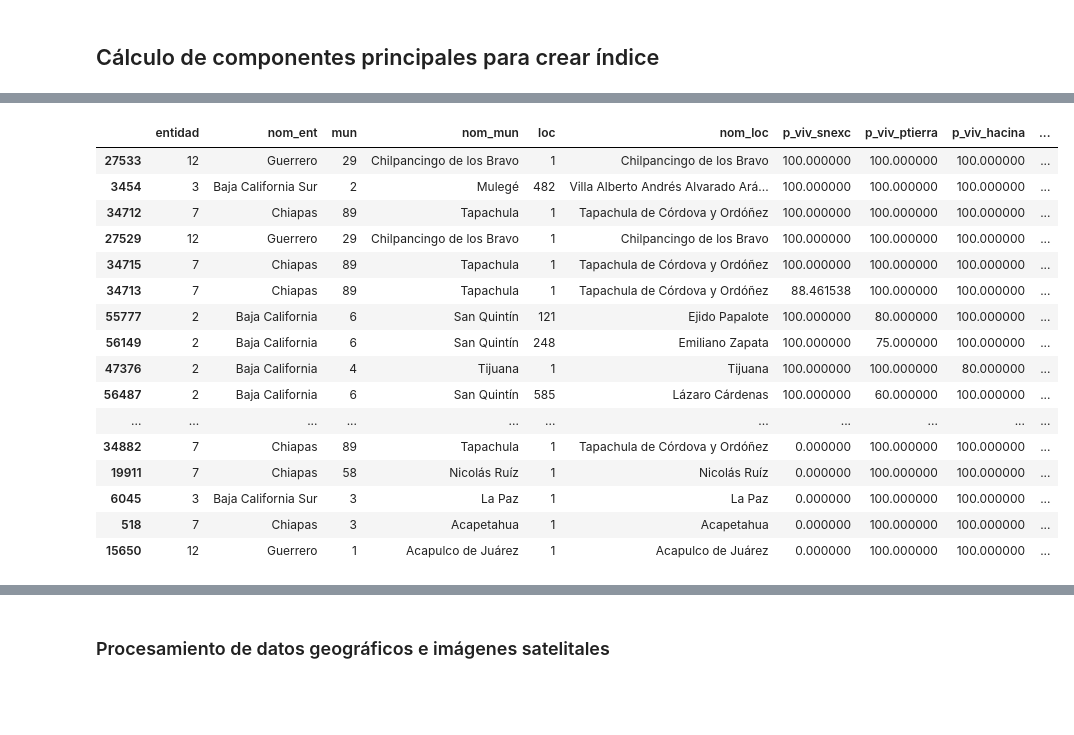
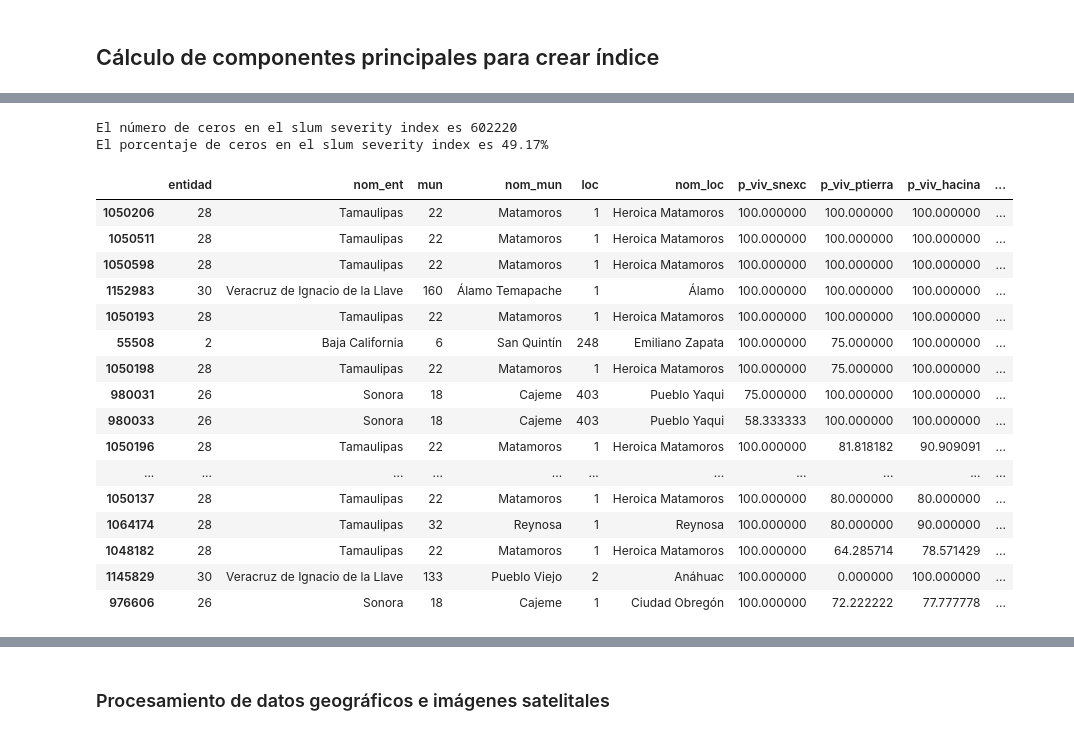
Before and after one commit to claudiodanielpc/proyecto_infotec, a Jupyter notebook: indice_rezago.ipynb, the cells around one changed output, grey strips where cells are left out. Drawn from its saved outputs; the diff is of its cells as text; code cells hidden in the pictures; blank space fills up the shorter version.

```diff
--- a/indice_rezago.ipynb
+++ b/indice_rezago.ipynb
@@ -155,0 +188,4 @@ for indicador in ['p_viv_snexc','p_viv_ptierra','p_viv_hacina']:
+# %%
+#Pegar entorno a df_limpia
+df_limpia=pd.merge(df_limpia,entorno)
+df_limpia
@@ -168,9 +273,9 @@ El número de viviendas particulares habitadas es 9,403,191.0
 # %% [markdown]
 ## Cálculo de componentes principales para crear índice
 # %%
-dato_pca=df_limpia[['p_viv_snexc','p_viv_ptierra','p_viv_hacina']]
+dato_pca=df_limpia[['p_viv_snexc','p_viv_ptierra','p_viv_hacina','p_viv_sagua','p_viv_energia', 'p_viv_drena','vialidad_sinrec']]
 #Crear objeto PCA
-pca = PCA(n_components=3)
+pca = PCA(n_components=4)
 #Entrenar PCA
 data=pca.fit_transform(dato_pca)
 # %%
@@ -203,10 +309,13 @@ La suma de la varianza explicada por los componentes 1 y 2 es 0.803
 #Crear un índice de rezago habitacional con base en el primer y segundo componente principal
 ind1=data[:,0]
 ind2=data[:,1]
+ind3=data[:,2]
+ind4=data[:,3]
 explained_variance=pca.explained_variance_ratio_
-ind_rez=ind1*explained_variance[0]+ind2*explained_variance[1]
+ind_rez=ind1*explained_variance[0]+ind2*explained_variance[1]+ind3*explained_variance[2]+ind4*explained_variance[3]
 #Normalizar el índice de rezago habitacional
 ind_rez=(ind_rez-ind_rez.min())/(ind_rez.max()-ind_rez.min())
+df_limpia['ind_rez']=ind_rez
 # %%
 #Graficar el índice de rezago habitacional
 plt.hist(ind_rez,bins=10,edgecolor='black', linewidth=1.2, color='#9d2449')
@@ -225,3 +332,13 @@ df_limpia['ind_rez']=ind_rez
+# %%
+min_values = df_limpia[['p_viv_snexc', 'p_viv_ptierra', 'p_viv_hacina', 'p_viv_sagua', 'p_viv_energia', 'p_viv_drena', 'vialidad_sinrec']].min()
+range_values = df_limpia[['p_viv_snexc', 'p_viv_ptierra', 'p_viv_hacina', 'p_viv_sagua', 'p_viv_energia', 'p_viv_drena', 'vialidad_sinrec']].max() - min_values
+df_limpia_norm = (df_limpia[['p_viv_snexc', 'p_viv_ptierra', 'p_viv_hacina', 'p_viv_sagua', 'p_viv_energia', 'p_viv_drena','vialidad_sinrec']] - min_values) / range_values
+
+# Suponiendo pesos iguales para cada indicador
+weights = [1/7] * 7
+
+# Cálculo del índice como el promedio ponderado de los indicadores normalizados
+df_limpia['slum_severity_index'] = df_limpia_norm.dot(weights)
 # %%
 df_limpia
 # %% [output]
@@ -241,23 +381,31 @@ df_limpia
+# %%
+#Número de ceros en el slu severity index
+print("El número de ceros en el slum severity index es "+str(df_limpia[df_limpia['slum_severity_index']==0].shape[0]))
+#Porcentaje
+print("El porcentaje de ceros en el slum severity index es "+str(round(df_limpia[df_limpia['slum_severity_index']==0].shape[0]/df_limpia.shape[0]*100,2))+"%")
+# %% [output]
+El número de ceros en el slum severity index es 602220
+El porcentaje de ceros en el slum severity index es 49.17%
 # %%
 #Obtener 30 primeros registros con mayor rezago habitacional. Mostrar entidad, nom_ent, mun, nom_mun, lc, nom_loc, ind_rez
-df_limpia.sort_values(by='ind_rez',ascending=False).head(60)[['entidad','nom_ent','mun','nom_mun','loc','nom_loc','p_viv_snexc','p_viv_ptierra','p_viv_hacina','ind_rez']]
+df_limpia.sort_values(by='ind_rez',ascending=False).head(60)[['entidad','nom_ent','mun','nom_mun','loc','nom_loc','p_viv_snexc','p_viv_ptierra','p_viv_hacina','ind_rez','slum_severity_index']]
 # %% [output]
 |  | entidad | nom_ent | mun | nom_mun | loc | nom_loc | p_viv_snexc | p_viv_ptierra | p_viv_hacina | ... |
-| 27533 | 12 | Guerrero | 29 | Chilpancingo de los Bravo | 1 | Chilpancingo de los Bravo | 100.000000 | 100.000000 | 100.000000 | ... |
-| 3454 | 3 | Baja California Sur | 2 | Mulegé | 482 | Villa Alberto Andrés Alvarado Ará... | 100.000000 | 100.000000 | 100.000000 | ... |
-| 34712 | 7 | Chiapas | 89 | Tapachula | 1 | Tapachula de Córdova y Ordóñez | 100.000000 | 100.000000 | 100.000000 | ... |
-| 27529 | 12 | Guerrero | 29 | Chilpancingo de los Bravo | 1 | Chilpancingo de los Bravo | 100.000000 | 100.000000 | 100.000000 | ... |
-| 34715 | 7 | Chiapas | 89 | Tapachula | 1 | Tapachula de Córdova y Ordóñez | 100.000000 | 100.000000 | 100.000000 | ... |
-| 34713 | 7 | Chiapas | 89 | Tapachula | 1 | Tapachula de Córdova y Ordóñez | 88.461538 | 100.000000 | 100.000000 | ... |
-| 55777 | 2 | Baja California | 6 | San Quintín | 121 | Ejido Papalote | 100.000000 | 80.000000 | 100.000000 | ... |
-| 56149 | 2 | Baja California | 6 | San Quintín | 248 | Emiliano Zapata | 100.000000 | 75.000000 | 100.000000 | ... |
-| 47376 | 2 | Baja California | 4 | Tijuana | 1 | Tijuana | 100.000000 | 100.000000 | 80.000000 | ... |
-| 56487 | 2 | Baja California | 6 | San Quintín | 585 | Lázaro Cárdenas | 100.000000 | 60.000000 | 100.000000 | ... |
+| 1050206 | 28 | Tamaulipas | 22 | Matamoros | 1 | Heroica Matamoros | 100.000000 | 100.000000 | 100.000000 | ... |
+| 1050511 | 28 | Tamaulipas | 22 | Matamoros | 1 | Heroica Matamoros | 100.000000 | 100.000000 | 100.000000 | ... |
+| 1050598 | 28 | Tamaulipas | 22 | Matamoros | 1 | Heroica Matamoros | 100.000000 | 100.000000 | 100.000000 | ... |
+| 1152983 | 30 | Veracruz de Ignacio de la Llave | 160 | Álamo Temapache | 1 | Álamo | 100.000000 | 100.000000 | 100.000000 | ... |
+| 1050193 | 28 | Tamaulipas | 22 | Matamoros | 1 | Heroica Matamoros | 100.000000 | 100.000000 | 100.000000 | ... |
+| 55508 | 2 | Baja California | 6 | San Quintín | 248 | Emiliano Zapata | 100.000000 | 75.000000 | 100.000000 | ... |
+| 1050198 | 28 | Tamaulipas | 22 | Matamoros | 1 | Heroica Matamoros | 100.000000 | 75.000000 | 100.000000 | ... |
+| 980031 | 26 | Sonora | 18 | Cajeme | 403 | Pueblo Yaqui | 75.000000 | 100.000000 | 100.000000 | ... |
+| 980033 | 26 | Sonora | 18 | Cajeme | 403 | Pueblo Yaqui | 58.333333 | 100.000000 | 100.000000 | ... |
+| 1050196 | 28 | Tamaulipas | 22 | Matamoros | 1 | Heroica Matamoros | 100.000000 | 81.818182 | 90.909091 | ... |
 | ... | ... | ... | ... | ... | ... | ... | ... | ... | ... | ... |
-| 34882 | 7 | Chiapas | 89 | Tapachula | 1 | Tapachula de Córdova y Ordóñez | 0.000000 | 100.000000 | 100.000000 | ... |
-| 19911 | 7 | Chiapas | 58 | Nicolás Ruíz | 1 | Nicolás Ruíz | 0.000000 | 100.000000 | 100.000000 | ... |
-| 6045 | 3 | Baja California Sur | 3 | La Paz | 1 | La Paz | 0.000000 | 100.000000 | 100.000000 | ... |
-| 518 | 7 | Chiapas | 3 | Acapetahua | 1 | Acapetahua | 0.000000 | 100.000000 | 100.000000 | ... |
-| 15650 | 12 | Guerrero | 1 | Acapulco de Juárez | 1 | Acapulco de Juárez | 0.000000 | 100.000000 | 100.000000 | ... |
+| 1050137 | 28 | Tamaulipas | 22 | Matamoros | 1 | Heroica Matamoros | 100.000000 | 80.000000 | 80.000000 | ... |
+| 1064174 | 28 | Tamaulipas | 32 | Reynosa | 1 | Reynosa | 100.000000 | 80.000000 | 90.000000 | ... |
+| 1048182 | 28 | Tamaulipas | 22 | Matamoros | 1 | Heroica Matamoros | 100.000000 | 64.285714 | 78.571429 | ... |
+| 1145829 | 30 | Veracruz de Ignacio de la Llave | 133 | Pueblo Viejo | 2 | Anáhuac | 100.000000 | 0.000000 | 100.000000 | ... |
+| 976606 | 26 | Sonora | 18 | Cajeme | 1 | Ciudad Obregón | 100.000000 | 72.222222 | 77.777778 | ... |
 # %%
 #Obtener 30 primeros registros con mayor rezago habitacional. Mostrar entidad, nom_ent, mun, nom_mun, lc, nom_loc, ind_rez
```
Also changed, not shown: parts of 96 cells of this notebook, 1 other file.
